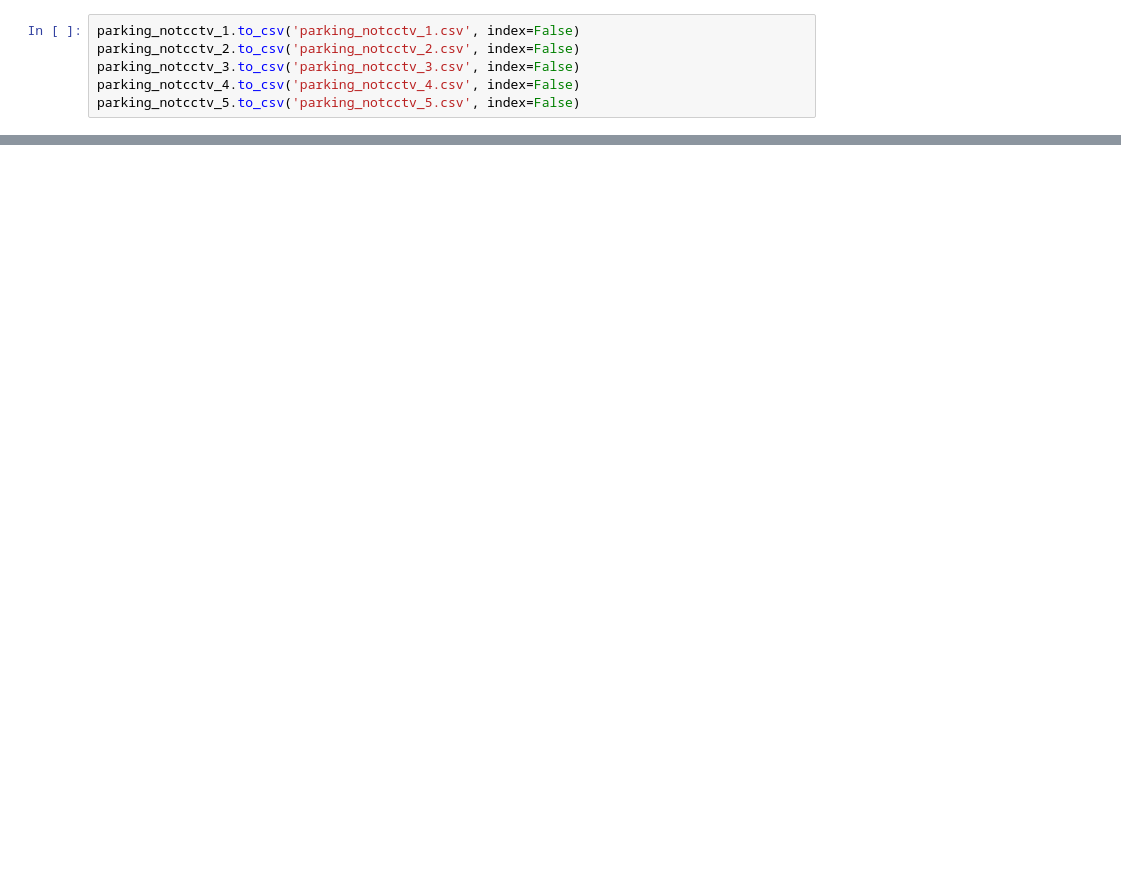
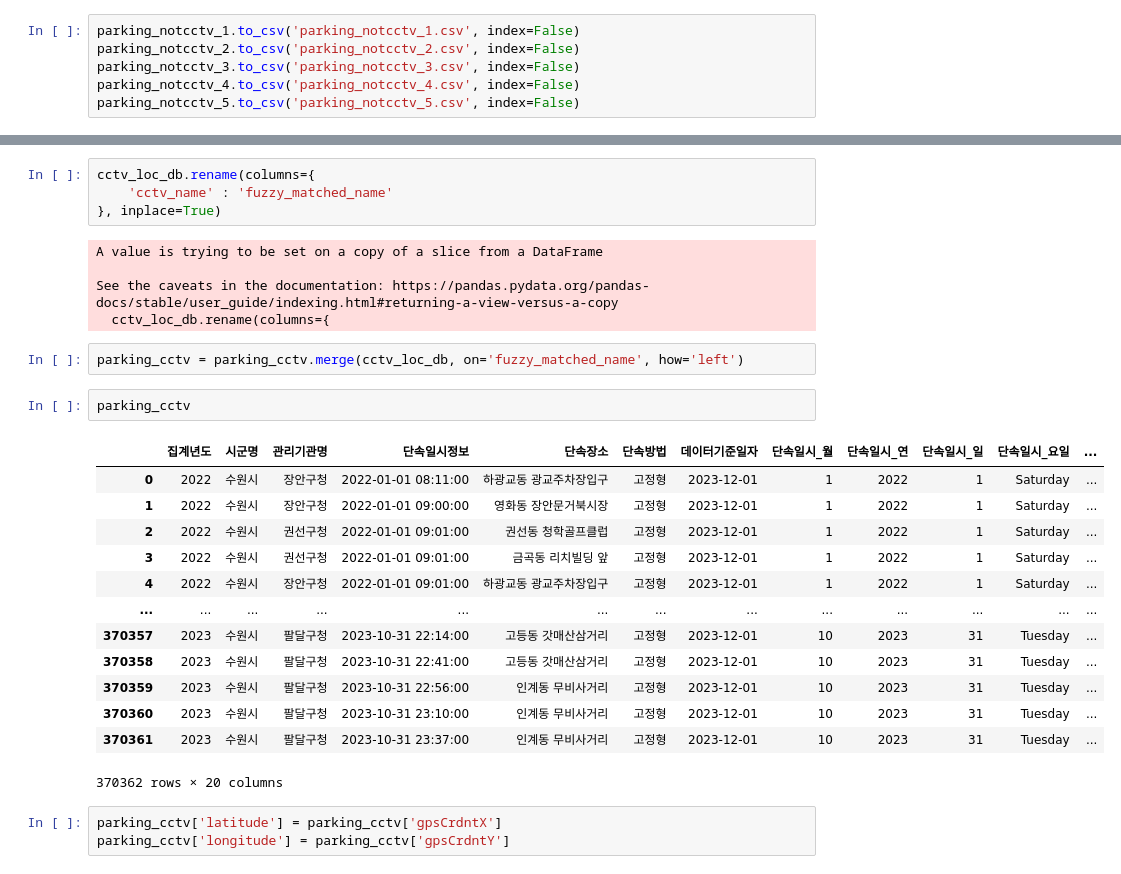
Before and after one commit to HOYUN-Y/Data_projects, a Jupyter notebook: dacon_sri_suwon_data_analysis/[Dacon] 공공데이터를 활용 수원시 정책 제안.ipynb, the cells around one changed output, grey strips where cells are left out. Cells and saved outputs as stored; diff of their text form; blank space fills up the shorter version.

```diff
--- a/dacon_sri_suwon_data_analysis/[Dacon] 공공데이터를 활용 수원시 정책 제안.ipynb
+++ b/dacon_sri_suwon_data_analysis/[Dacon] 공공데이터를 활용 수원시 정책 제안.ipynb
@@ -932,0 +1103,30 @@ parking_notcctv_5.to_csv('parking_notcctv_5.csv', index=False)
+# %%
+cctv_loc_db.rename(columns={
+    'cctv_name' : 'fuzzy_matched_name'
+}, inplace=True)
+# %% [output]
+A value is trying to be set on a copy of a slice from a DataFrame
+
+See the caveats in the documentation: https://pandas.pydata.org/pandas-docs/stable/user_guide/indexing.html#returning-a-view-versus-a-copy
+  cctv_loc_db.rename(columns={
+# %%
+parking_cctv = parking_cctv.merge(cctv_loc_db, on='fuzzy_matched_name', how='left')
+# %%
+parking_cctv
+# %% [output]
+|  | 집계년도 | 시군명 | 관리기관명 | 단속일시정보 | 단속장소 | 단속방법 | 데이터기준일자 | 단속일시_월 | 단속일시_연 | 단속일시_일 | 단속일시_요일 | ... |
+| 0 | 2022 | 수원시 | 장안구청 | 2022-01-01 08:11:00 | 하광교동 광교주차장입구 | 고정형 | 2023-12-01 | 1 | 2022 | 1 | Saturday | ... |
+| 1 | 2022 | 수원시 | 장안구청 | 2022-01-01 09:00:00 | 영화동 장안문거북시장 | 고정형 | 2023-12-01 | 1 | 2022 | 1 | Saturday | ... |
+| 2 | 2022 | 수원시 | 권선구청 | 2022-01-01 09:01:00 | 권선동 청학골프클럽 | 고정형 | 2023-12-01 | 1 | 2022 | 1 | Saturday | ... |
+| 3 | 2022 | 수원시 | 권선구청 | 2022-01-01 09:01:00 | 금곡동 리치빌딩 앞 | 고정형 | 2023-12-01 | 1 | 2022 | 1 | Saturday | ... |
+| 4 | 2022 | 수원시 | 장안구청 | 2022-01-01 09:01:00 | 하광교동 광교주차장입구 | 고정형 | 2023-12-01 | 1 | 2022 | 1 | Saturday | ... |
+| ... | ... | ... | ... | ... | ... | ... | ... | ... | ... | ... | ... | ... |
+| 370357 | 2023 | 수원시 | 팔달구청 | 2023-10-31 22:14:00 | 고등동 갓매산삼거리 | 고정형 | 2023-12-01 | 10 | 2023 | 31 | Tuesday | ... |
+| 370358 | 2023 | 수원시 | 팔달구청 | 2023-10-31 22:41:00 | 고등동 갓매산삼거리 | 고정형 | 2023-12-01 | 10 | 2023 | 31 | Tuesday | ... |
+| 370359 | 2023 | 수원시 | 팔달구청 | 2023-10-31 22:56:00 | 인계동 무비사거리 | 고정형 | 2023-12-01 | 10 | 2023 | 31 | Tuesday | ... |
+| 370360 | 2023 | 수원시 | 팔달구청 | 2023-10-31 23:10:00 | 인계동 무비사거리 | 고정형 | 2023-12-01 | 10 | 2023 | 31 | Tuesday | ... |
+| 370361 | 2023 | 수원시 | 팔달구청 | 2023-10-31 23:37:00 | 인계동 무비사거리 | 고정형 | 2023-12-01 | 10 | 2023 | 31 | Tuesday | ... |
+370362 rows × 20 columns
+# %%
+parking_cctv['latitude'] = parking_cctv['gpsCrdntX']
+parking_cctv['longitude'] = parking_cctv['gpsCrdntY']
```
Also changed, not shown: parts of 26 cells of this notebook, 3 other files.
